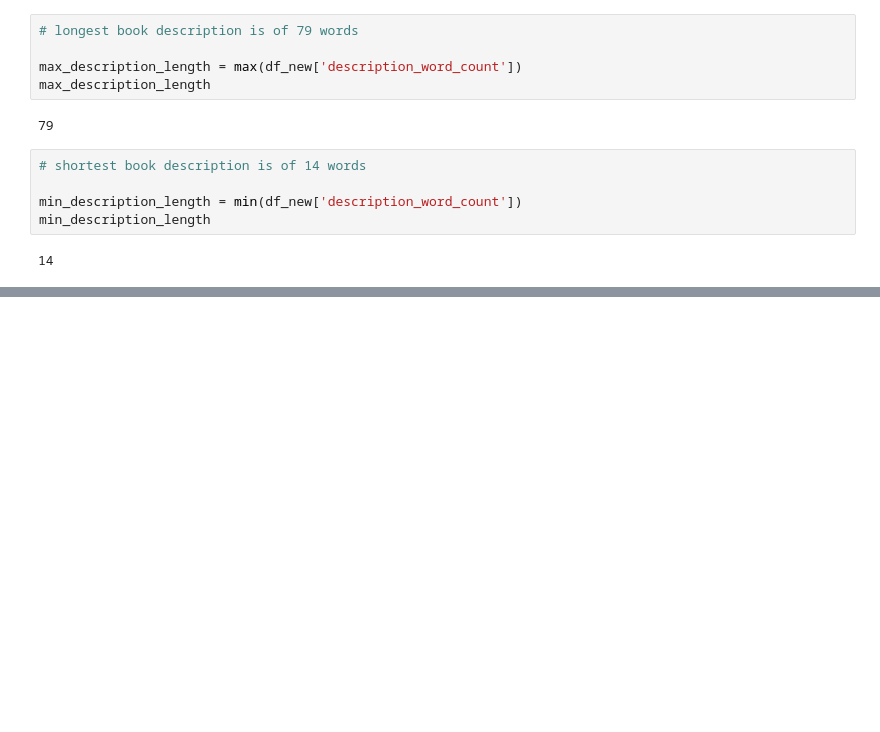
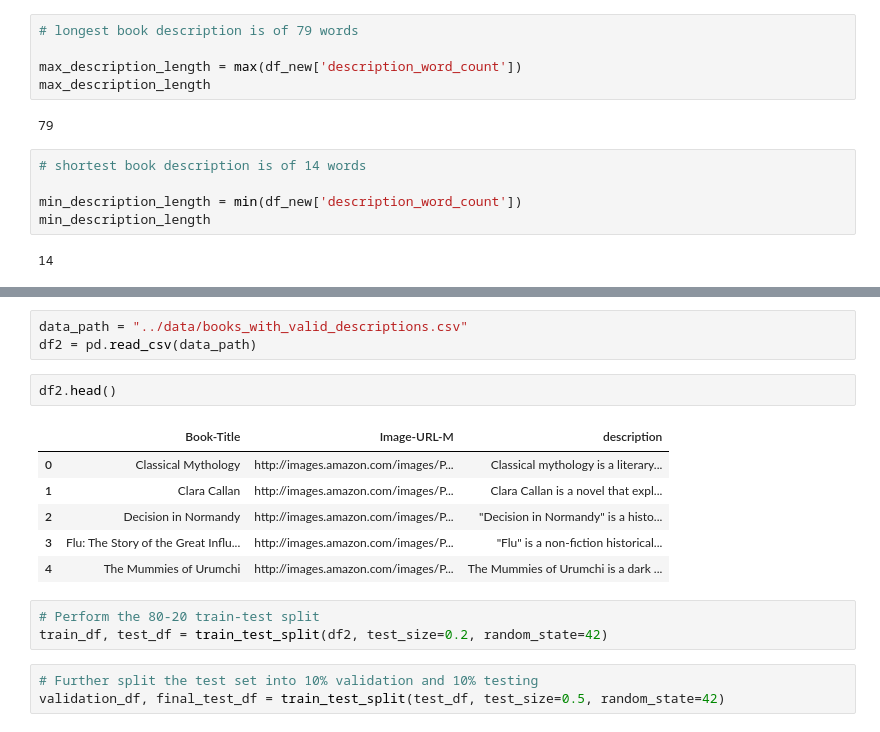
Before and after one commit to brikjr/5100, a Jupyter notebook: src/dataCleaning.ipynb, the cells around one changed output, grey strips where cells are left out. Drawn from its saved outputs; the diff is of its cells as text; blank space fills up the shorter version.

Commit message:
further cleaning n splitting

```diff
--- a/src/dataCleaning.ipynb
+++ b/src/dataCleaning.ipynb
@@ -130,0 +165,18 @@ files.download('books_with_valid_descriptions.csv')
+# %%
+data_path = "../data/books_with_valid_descriptions.csv"
+df2 = pd.read_csv(data_path)
+# %%
+df2.head()
+# %% [output]
+|  | Book-Title | Image-URL-M | description |
+| 0 | Classical Mythology | http://images.amazon.com/images/P... | Classical mythology is a literary... |
+| 1 | Clara Callan | http://images.amazon.com/images/P... | Clara Callan is a novel that expl... |
+| 2 | Decision in Normandy | http://images.amazon.com/images/P... | "Decision in Normandy" is a histo... |
+| 3 | Flu: The Story of the Great Influ... | http://images.amazon.com/images/P... | "Flu" is a non-fiction historical... |
+| 4 | The Mummies of Urumchi | http://images.amazon.com/images/P... | The Mummies of Urumchi is a dark ... |
+# %%
+# Perform the 80-20 train-test split
+train_df, test_df = train_test_split(df2, test_size=0.2, random_state=42)
+# %%
+# Further split the test set into 10% validation and 10% testing
+validation_df, final_test_df = train_test_split(test_df, test_size=0.5, random_state=42)
```
Also changed, not shown: parts of 9 cells of this notebook, 4 other files.
